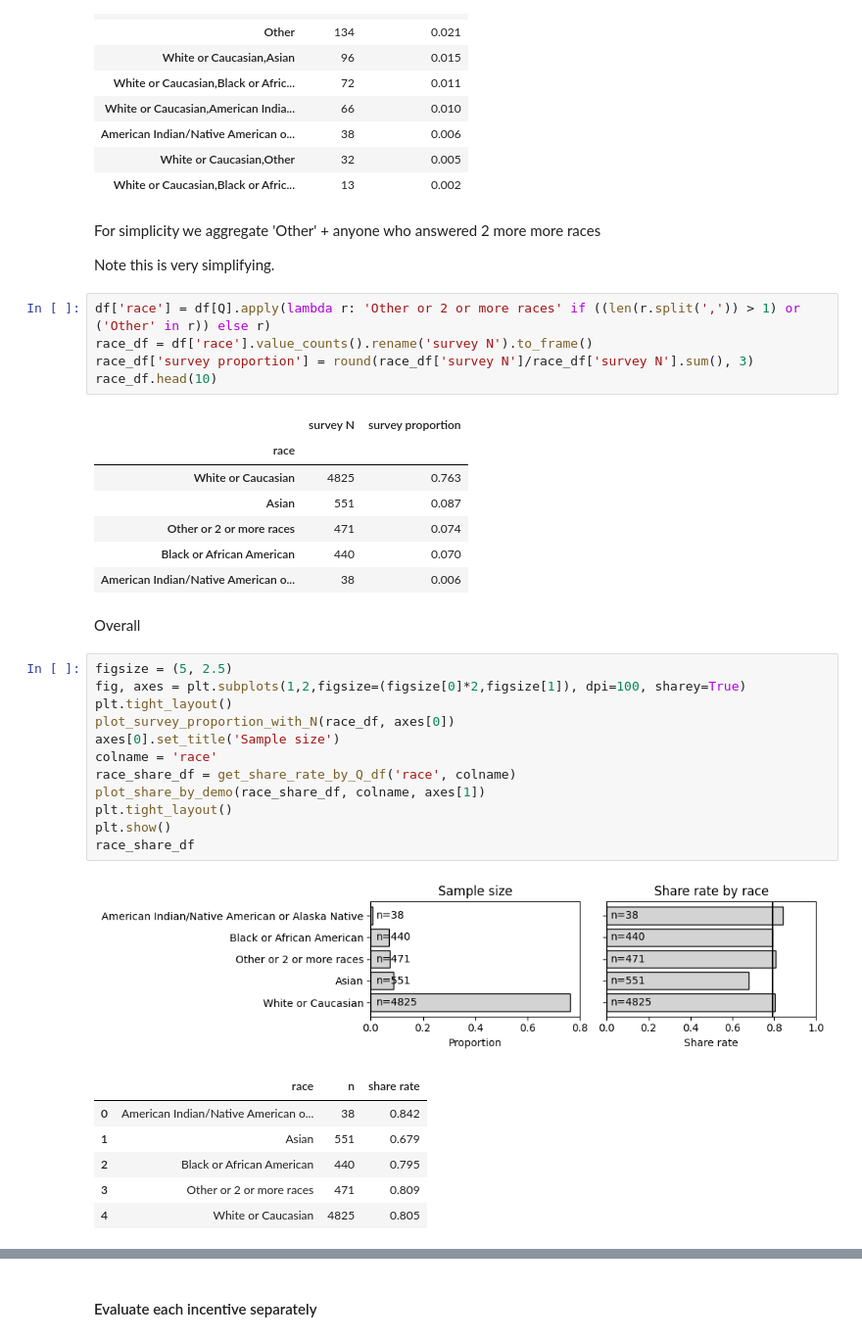
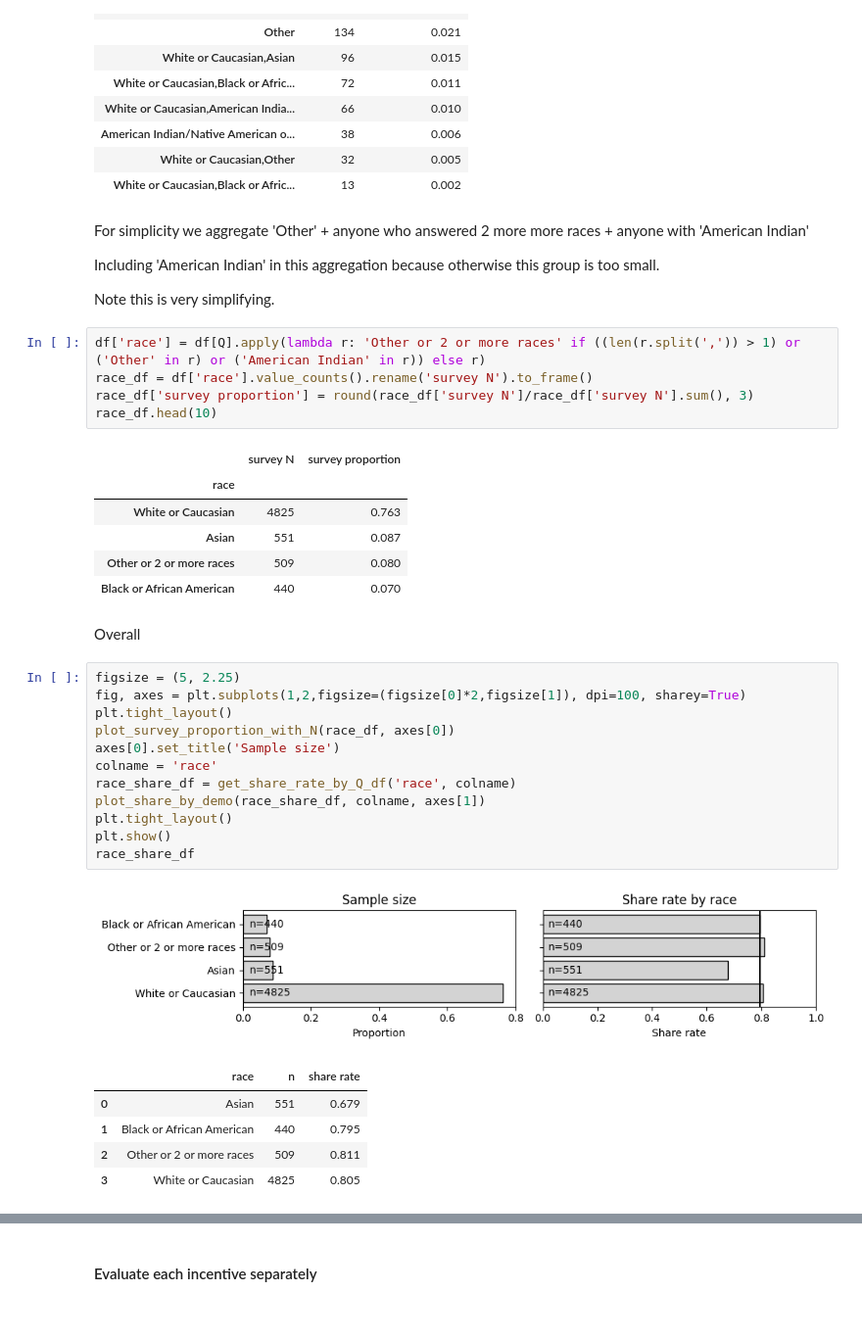
Before and after one commit to aberke/amazon-study, a Jupyter notebook: data-analysis/survey-data.ipynb, the cells around one changed output, grey strips where cells are left out. Shown at 98% size. Drawn from its saved outputs; the diff is of its cells as text.

```diff
--- a/data-analysis/survey-data.ipynb
+++ b/data-analysis/survey-data.ipynb
@@ -2062,11 +1945,13 @@ Choose one or more races that you consider yourself to be
 | White or Caucasian,Other | 32 | 0.005 |
 | White or Caucasian,Black or Afric... | 13 | 0.002 |
 # %% [markdown]
-For simplicity we aggregate 'Other' + anyone who answered 2 more more races
+For simplicity we aggregate 'Other' + anyone who answered 2 more more races + anyone with 'American Indian'
+
+Including 'American Indian' in this aggregation because otherwise this group is too small.
 
 Note this is very simplifying.
 # %%
-df['race'] = df[Q].apply(lambda r: 'Other or 2 or more races' if ((len(r.split(',')) > 1) or ('Other' in r)) else r)
+df['race'] = df[Q].apply(lambda r: 'Other or 2 or more races' if ((len(r.split(',')) > 1) or ('Other' in r) or ('American Indian' in r)) else r)
 race_df = df['race'].value_counts().rename('survey N').to_frame()
 race_df['survey proportion'] = round(race_df['survey N']/race_df['survey N'].sum(), 3)
 race_df.head(10)
@@ -2075,28 +1960,26 @@ race_df.head(10)
 | race |  |  |
 | White or Caucasian | 4825 | 0.763 |
 | Asian | 551 | 0.087 |
-| Other or 2 or more races | 471 | 0.074 |
+| Other or 2 or more races | 509 | 0.080 |
 | Black or African American | 440 | 0.070 |
-| American Indian/Native American o... | 38 | 0.006 |
 # %% [markdown]
 Overall
 # %%
-figsize = (5, 2.5)
+figsize = (5, 2.25)
 fig, axes = plt.subplots(1,2,figsize=(figsize[0]*2,figsize[1]), dpi=100, sharey=True)
 plt.tight_layout()
 plot_survey_proportion_with_N(race_df, axes[0])
 axes[0].set_title('Sample size')
 colname = 'race'
 race_share_df = get_share_rate_by_Q_df('race', colname)
 plot_share_by_demo(race_share_df, colname, axes[1])
 plt.tight_layout()
 plt.show()
 race_share_df
 # %% [output]
-[figure, old version]
+[figure, new version]
 |  | race | n | share rate |
-| 0 | American Indian/Native American o... | 38 | 0.842 |
-| 1 | Asian | 551 | 0.679 |
-| 2 | Black or African American | 440 | 0.795 |
-| 3 | Other or 2 or more races | 471 | 0.809 |
-| 4 | White or Caucasian | 4825 | 0.805 |
+| 0 | Asian | 551 | 0.679 |
+| 1 | Black or African American | 440 | 0.795 |
+| 2 | Other or 2 or more races | 509 | 0.811 |
+| 3 | White or Caucasian | 4825 | 0.805 |
```
Also changed, not shown: parts of 60 cells of this notebook.
